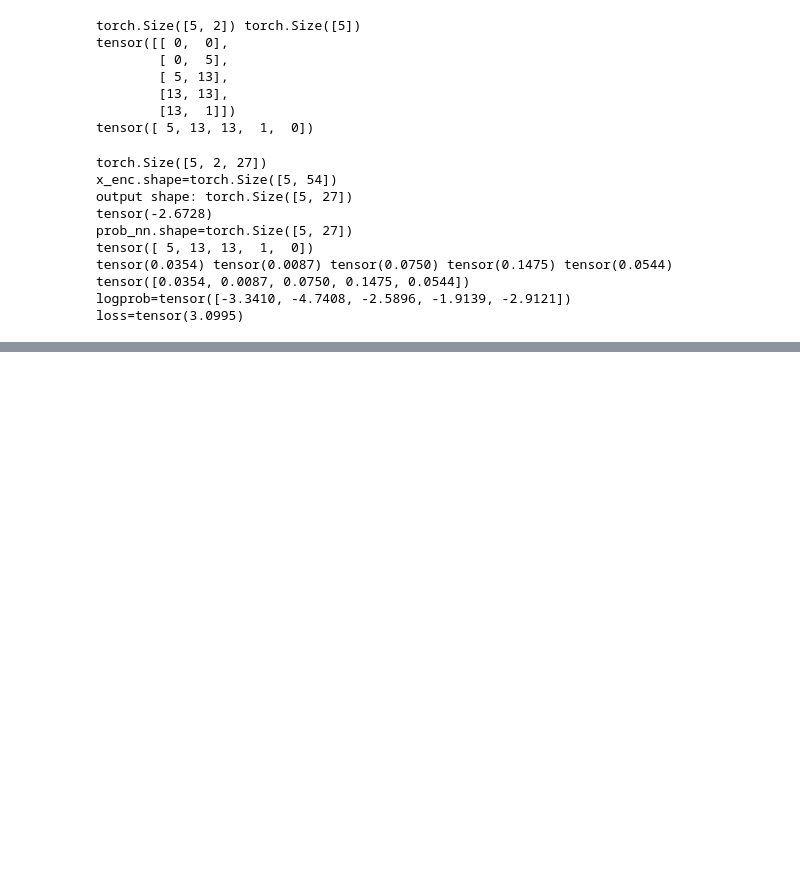
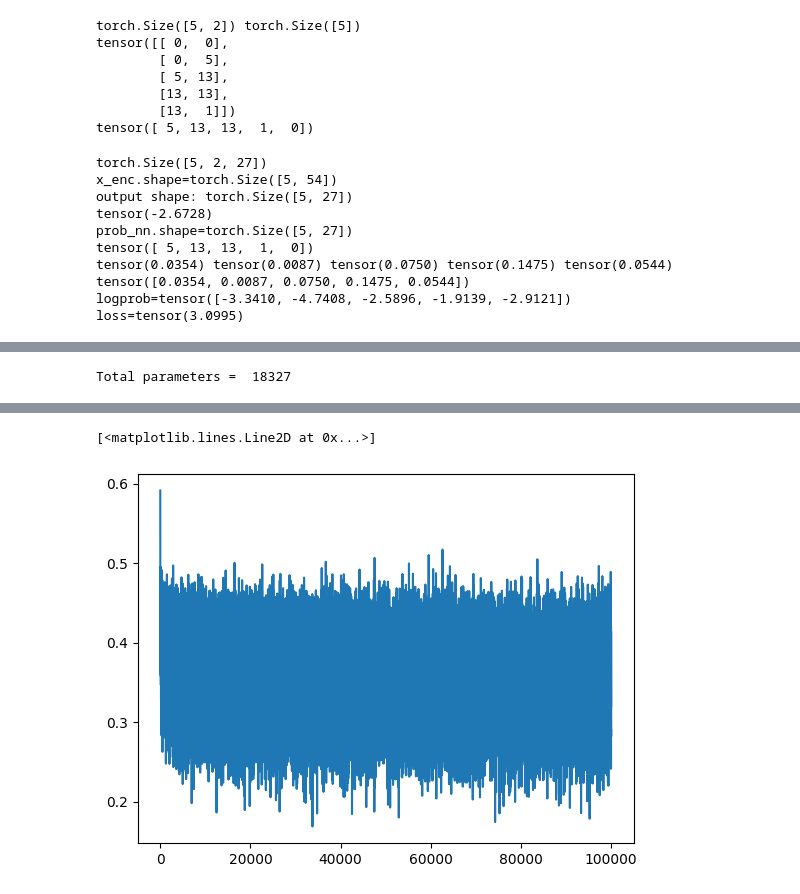
Before and after one commit to aabs7/Robot-Learning, a Jupyter notebook: llm/trigram.ipynb, the cells around one changed output, grey strips where cells are left out. Cells and saved outputs as stored; diff of their text form; code cells hidden in the pictures; blank space fills up the shorter version.

```diff
--- a/llm/trigram.ipynb
+++ b/llm/trigram.ipynb
@@ -345,0 +503,36 @@ imrasbmakjscdgdrsmmatblkshbajckdmtbrkkabttjczlfrbbilujakrcsaddmlsjmdhzdslbakjeam
+# %%
+class Linear():
+    def __init__(self, fan_in, fan_out, bias=True):
+        self.W = torch.randn(fan_in, fan_out) * 0.2 # Multiply with a small number
+        self.b = torch.randn(1, fan_out) * 0.01 # Multiply with a small number
+        self.bias = bias
+
+    def __call__(self, X):
+        self.out = X @ self.W
+        if self.bias is not None:
+            self.out += self.b
+        return self.out
+
+    def parameters(self):
+        return [self.W] + ([self.b] if self.bias else [])
+
+layers_w_nl = [
+    Linear(54, 100), Tanh(),
+    Linear(100, 100), Tanh(),
+    Linear(100, 27)
+]
+parameters_nl = [p for layer in layers_w_nl for p in layer.parameters()]
+print("Total parameters = ", sum(p.nelement() for p in parameters_nl))
+
+# lets make sure that the use grad is true for all parameters.
+for p in parameters_nl:
+    p.requires_grad_(True)
+
+# Now train like before
+all_loss = train(x_enc, y, layers_w_nl, parameters_nl, epochs=100000, lr=0.10, verbose=False)
+# %% [output]
+Total parameters =  18327
+# %%
+print(f'Average last 10 loss: {sum(all_loss[:10])/10:.2f}')
+plt.plot(all_loss)
+# %% [output]
@@ -345,0 +540,2 @@ imrasbmakjscdgdrsmmatblkshbajckdmtbrkkabttjczlfrbbilujakrcsaddmlsjmdhzdslbakjeam
+[<matplotlib.lines.Line2D at 0x...>]
+[figure, added]
```
Also changed, not shown: parts of 19 cells of this notebook.
